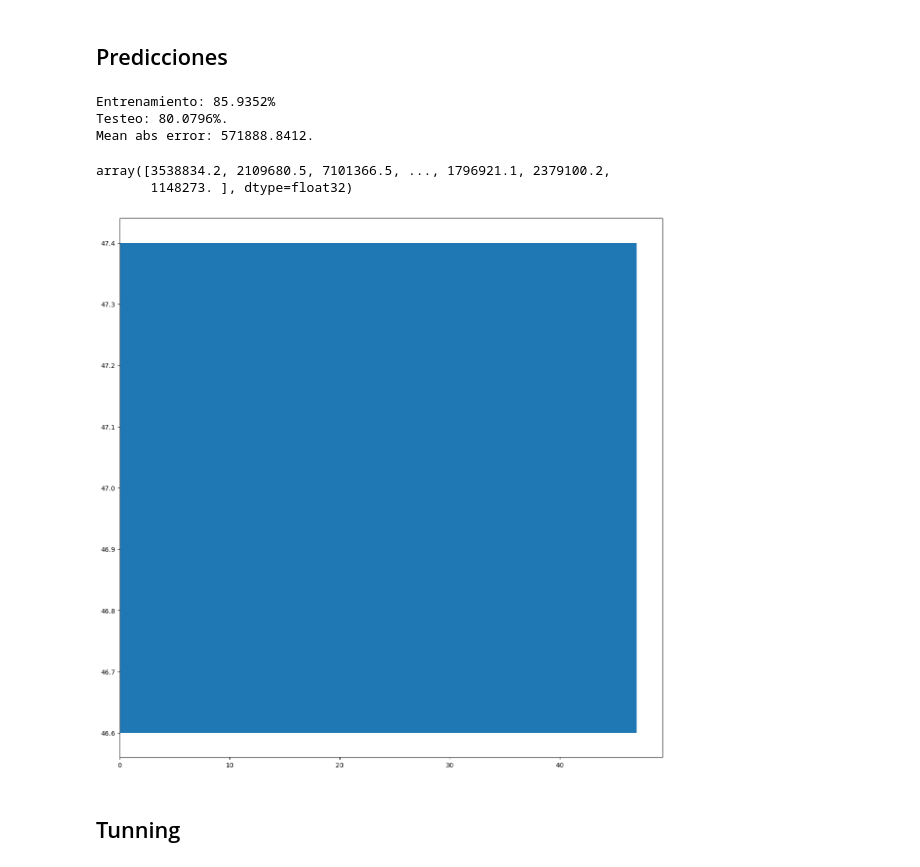
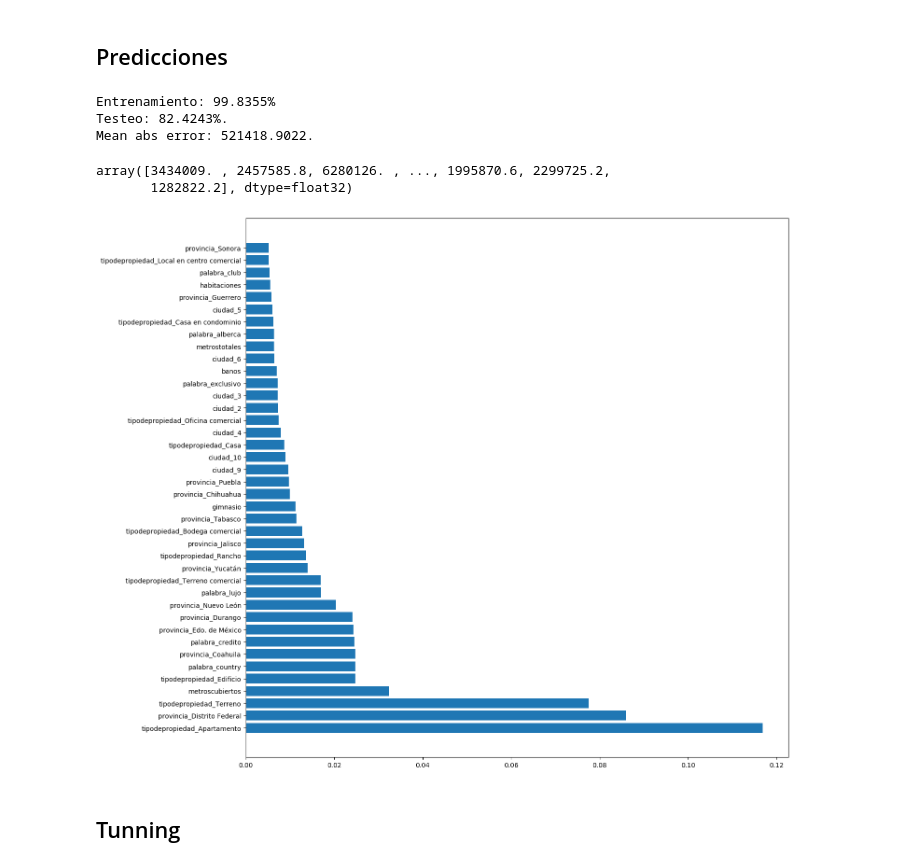
Before and after one commit to petermacgaul/orgaDatos-1, a Jupyter notebook: TP2/18 - XGB - Tunned - 530K .ipynb, the cells around one changed output. Cells and saved outputs as stored; diff of their text form; code cells hidden in the pictures.

Commit message:
Actual best model

```diff
--- a/TP2/18 - XGB - Tunned - 530K .ipynb
+++ b/TP2/18 - XGB - Tunned - 530K .ipynb
@@ -134,7 +134,7 @@ Test  shapes: X=(60000, 154)  y=(60000,)
 # %%
 from xgboost import XGBRegressor
 
-model = XGBRegressor(n_estimators=100,n_jobs=-1,objective="reg:squarederror",max_depth= 9, min_child_weight= 5,eval_metric="rmse")
+model = XGBRegressor(n_estimators=1000,n_jobs=3,objective="reg:squarederror",max_depth= 14, min_child_weight= 10,eval_metric="rmse")
 # %%
 model.fit(X_train, y_train)
 # %% [output]
@@ -167,11 +167,11 @@ def predecir(model, train_features, train_labels, test_features, test_labels):
 # %%
 predecir(model, X_train, y_train, X_test, y_test)
 # %% [output]
-Entrenamiento: 85.9352%
-Testeo: 80.0796%.
-Mean abs error: 571888.8412.
+Entrenamiento: 99.8355%
+Testeo: 82.4243%.
+Mean abs error: 521418.9022.
-array([3538834.2, 2109680.5, 7101366.5, ..., 1796921.1, 2379100.2,
-       1148273. ], dtype=float32)
+array([3434009. , 2457585.8, 6280126. , ..., 1995870.6, 2299725.2,
+       1282822.2], dtype=float32)
 # %%
 plt.rcParams["figure.figsize"] = [15, 15]
 
@@ -179,11 +179,12 @@ importancia = model.feature_importances_
 
 d = {'x':X_train.columns,'y':importancia}
 
-importancia = pd.DataFrame(d)
-importancia = importancia[importancia.y>0.005].count()
-ax = plt.barh(importancia.x,importancia.y)
+df_importancia = pd.DataFrame(d)
-# %% [output]
-[figure, removed]
+# %%
+importancia = df_importancia.sort_values(by="y",ascending=False).head(40)
+ax = plt.barh(importancia.x,importancia.y)
+# %% [output]
+[figure, added]
 # %% [markdown]
  ## Tunning
 # %%
```
Also changed, not shown: parts of 3 cells of this notebook, 2 other files.
